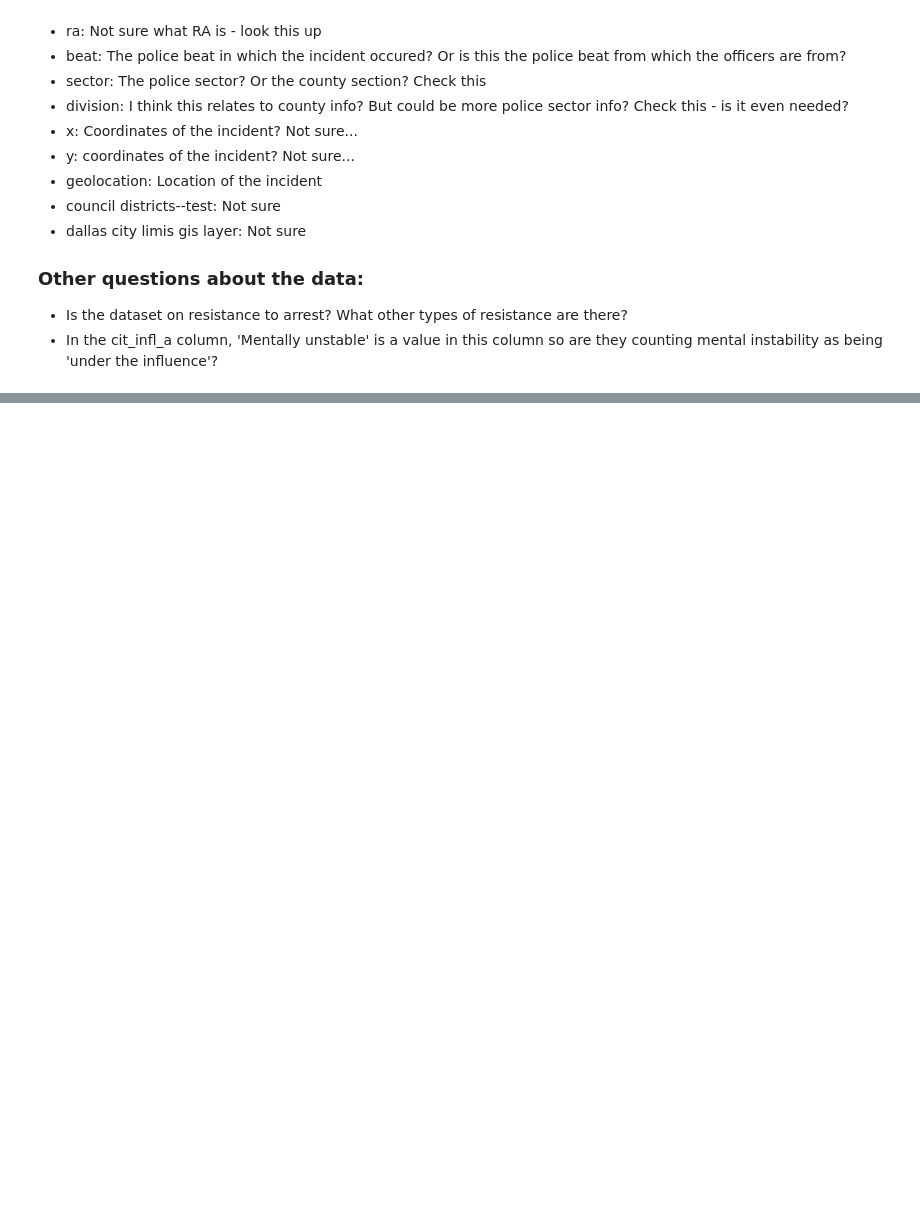
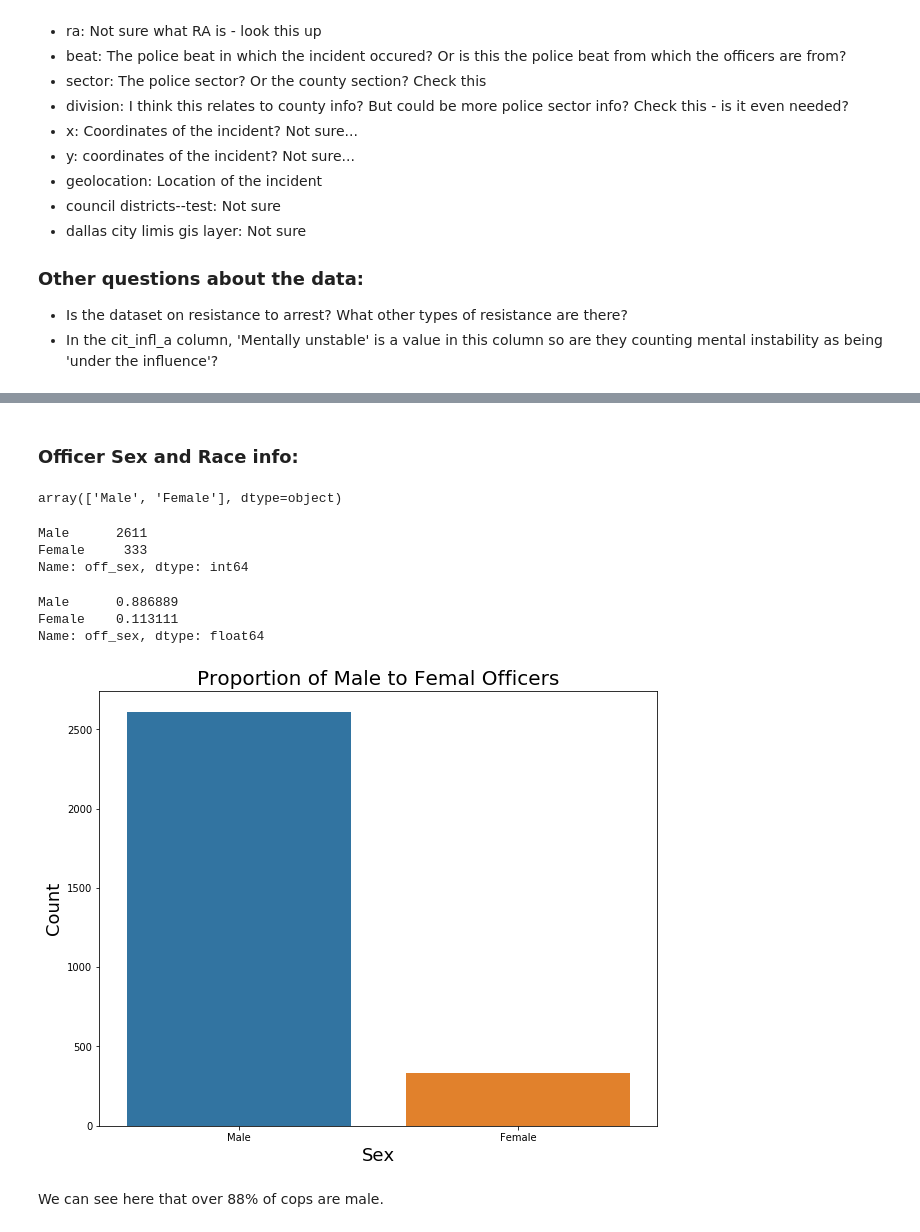
Before and after one commit to lecritch/respones_to_resistance_model_analysis, a Jupyter notebook: exploratory/eda/01_inital_eda.ipynb, the cells around one changed output, grey strips where cells are left out. Drawn from its saved outputs; the diff is of its cells as text; code cells hidden in the pictures; blank space fills up the shorter version.

```diff
--- a/exploratory/eda/01_inital_eda.ipynb
+++ b/exploratory/eda/01_inital_eda.ipynb
@@ -94,0 +211,2 @@ There does not appear to be any documentation for this dataset and so we might n
+# %%
+prr19.astype({'zip': 'int64'}, errors = 'ignore', inplace = True)
@@ -94,0 +251,6 @@ There does not appear to be any documentation for this dataset and so we might n
+# %%
+prr19['date_occured'] = pd.to_datetime(prr19.date_occured)
+# %%
+prr19['time_occured'] = pd.to_datetime(prr19.time_occured)
+# %%
+prr19['hire_date'] = pd.to_datetime(prr19.hire_date)
@@ -94,0 +277,18 @@ There does not appear to be any documentation for this dataset and so we might n
+# %% [markdown]
+### Officer Sex and Race info:
+# %%
+prr19.off_sex.unique()
+# %% [output]
+array(['Male', 'Female'], dtype=object)
+# %%
+prr19.off_sex.value_counts()
+# %% [output]
+Male      2611
+Female     333
+Name: off_sex, dtype: int64
+# %%
+prr19.off_sex.value_counts(normalize = True)
+# %% [output]
+Male      0.886889
+Female    0.113111
+Name: off_sex, dtype: float64
@@ -94,0 +297,11 @@ There does not appear to be any documentation for this dataset and so we might n
+# %%
+fig, ax = plt.subplots(figsize = (10, 8))
+sns.countplot(x = "off_sex", data = prr19)
+ax.set_title('Proportion of Male to Femal Officers', fontsize = 20)
+ax.set_xlabel('Sex', fontsize = 18)
+ax.set_ylabel('Count', fontsize = 18)
+plt.show()
+# %% [output]
+[figure, added]
+# %% [markdown]
+We can see here that over 88% of cops are male.
```
Also changed, not shown: parts of 86 cells of this notebook.
